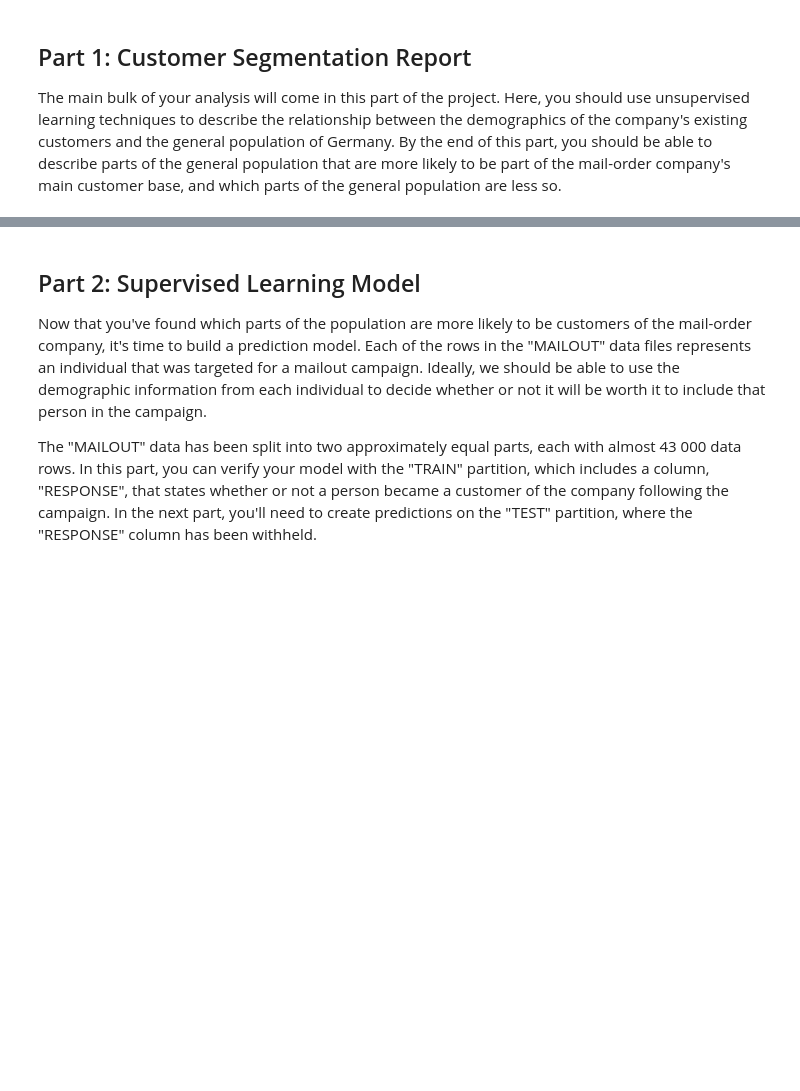
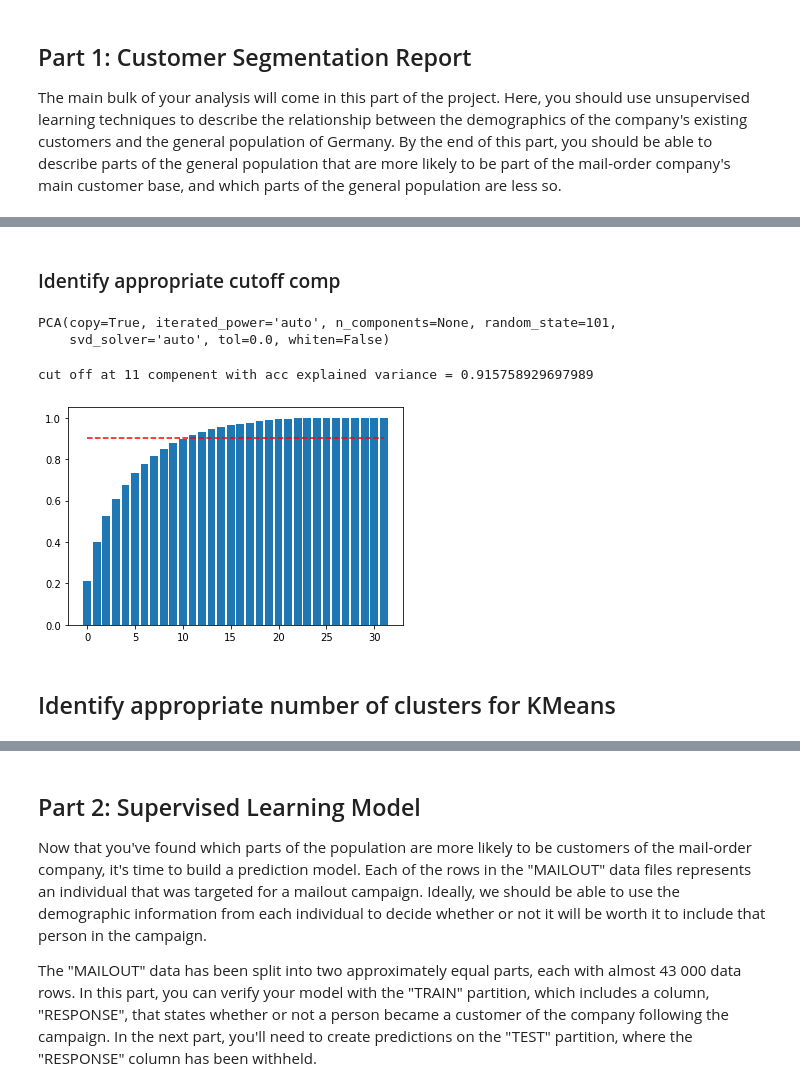
Before and after one commit to korntewin/capstone-arvato-customer-segmentation, a Jupyter notebook: Arvato Project Workbook.ipynb, the cells around one changed output, grey strips where cells are left out. Drawn from its saved outputs; the diff is of its cells as text; code cells hidden in the pictures; blank space fills up the shorter version.

Commit message:
add unsupervised model pipeline in jupyter notebook, add cleaning pipeline and unsupervised pipeline joblib to the models dir, correct age-data.json in metadata dir

```diff
--- a/Arvato Project Workbook.ipynb
+++ b/Arvato Project Workbook.ipynb
@@ -447,0 +465,2 @@ AttributeError: 'NoneType' object has no attribute 'info'
+# %%
+clean_az_cus = pipe.fit_transform(az_cus)
@@ -453,0 +509,53 @@ The main bulk of your analysis will come in this part of the project. Here, you
+# %% [markdown]
+### Identify appropriate cutoff comp
+# %%
+# fit to identify cutoff comp
+pca.fit(clean_az_cus)
+# %% [output]
+PCA(copy=True, iterated_power='auto', n_components=None, random_state=101,
+    svd_solver='auto', tol=0.0, whiten=False)
+# %%
+def plot_accu_explain_variance(explained_variance_ratio_, cut_off=0.9) -> int:
+    '''Plot accumulate explain variance ratio and calculate
+    the order of component that exceed the cut off ratio
+    '''
+
+    # init empty accumulate array
+    acc_ = np.zeros(len(explained_variance_ratio_))
+    acc_[0] = explained_variance_ratio_[0]
+
+    # calculate accumulate variance ratio
+    for i in range(1, len(acc_)):
+        acc_[i] = acc_[i-1] + explained_variance_ratio_[i]
+
+    # barplot
+    plt.bar(np.arange(len(acc_)), acc_)
+    plt.plot(np.arange(len(acc_)), cut_off*np.ones(len(acc_)), 'r--')
+
+
+def find_cutoff_comp(explained_variance_ratio_, cut_off=0.9) -> int:
+    # init empty accumulate array
+    acc_ = np.zeros(len(explained_variance_ratio_))
+    acc_[0] = explained_variance_ratio_[0]
+
+    # calculate accumulate variance ratio
+    for i in range(1, len(acc_)):
+        acc_[i] = acc_[i-1] + explained_variance_ratio_[i]
+
+    # identify the number of component
+    cut_off_comp = -1
+    for i in range(0, len(acc_)):
+        if acc_[i] >= cut_off:
+            cut_off_comp = i
+            print(f'cut off at {i} compenent with acc explained variance = {acc_[i]}')
+            break
+
+    return cut_off_comp
+# %%
+plot_accu_explain_variance(pca.explained_variance_ratio_)
+cutoff_comp = find_cutoff_comp(pca.explained_variance_ratio_)
+# %% [output]
+cut off at 11 compenent with acc explained variance = 0.915758929697989
+[figure, added]
+# %% [markdown]
+## Identify appropriate number of clusters for KMeans
```
Also changed, not shown: parts of 52 cells of this notebook, 3 other files.
